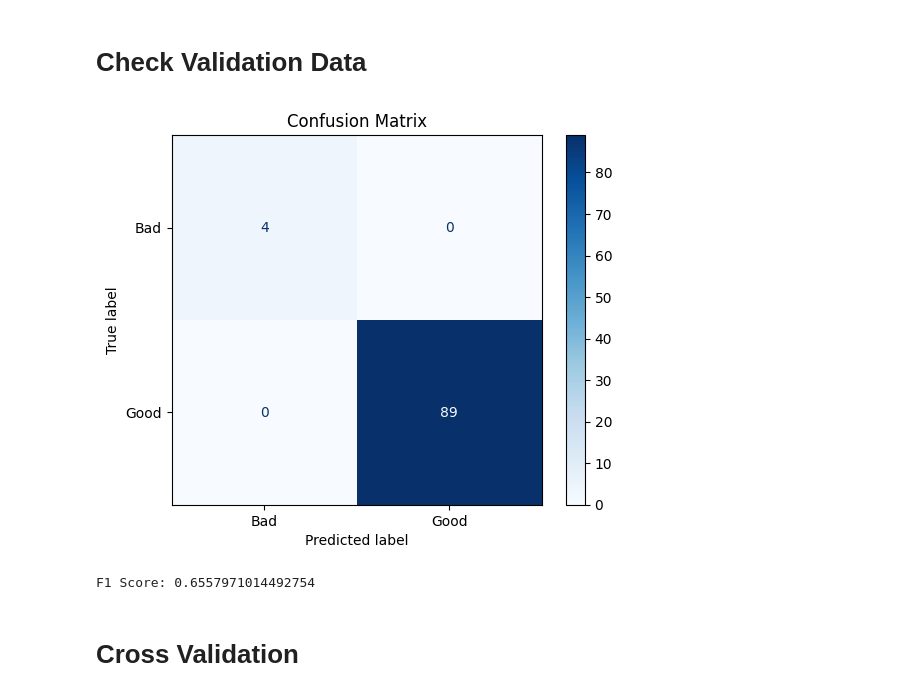
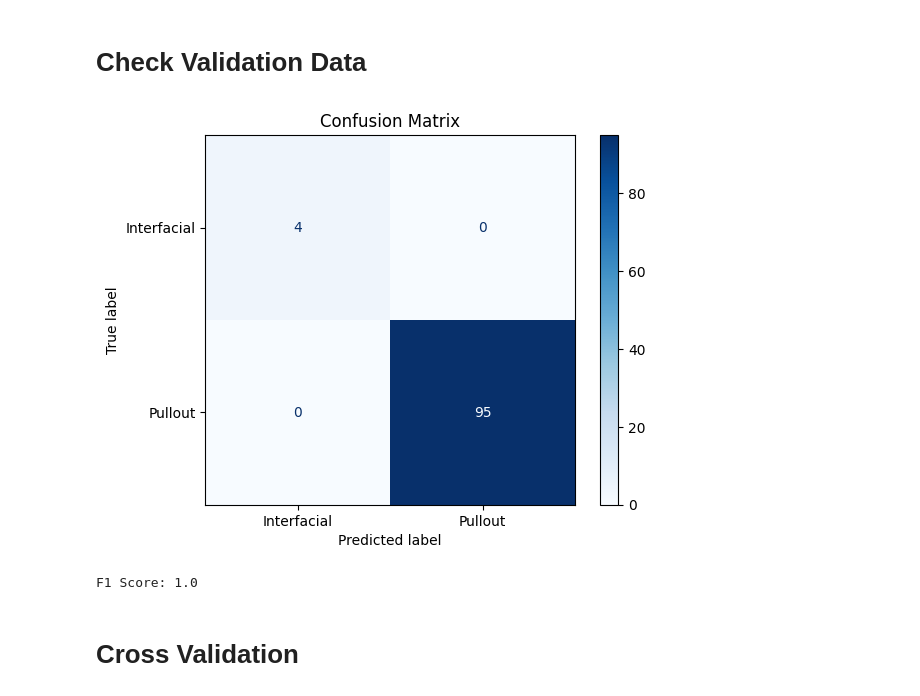
Before and after one commit to SamuelRusch/tabpfn-industrial-eval, a Jupyter notebook: 5_Approach_1__Classificator_Feature_Engineering.ipynb, the cells around one changed output. Cells and saved outputs as stored; diff of their text form; code cells hidden in the pictures.

Commit message:
explode ergebnisse

```diff
--- a/5_Approach_1__Classificator_Feature_Engineering.ipynb
+++ b/5_Approach_1__Classificator_Feature_Engineering.ipynb
@@ -29,15 +30,27 @@ target_column = "Category"
 
 x_train, y_train = get_features_and_target(train_df, target_column)
 x_dev, y_dev = get_features_and_target(dev_df, target_column)
+mapping = {
+    "Explode": "Pullout",
+    "Good": "Pullout",
+    "Bad": "Interfacial"
+}
+
+def apply_mapping(arr):
+    return np.array([mapping[x] for x in arr])
+
+# Apply mapping to predictions
+y_train = apply_mapping(y_train)
+y_dev = apply_mapping(y_dev)
 
 x_train_scale = sc.fit_transform(X=x_train)
 x_dev_scale = sc.transform(x_dev)
 # %% [markdown]
 # Defining Model
 # %%
-#model = 'XGBoost'
+#model = 'XGBoostClassifier'
 #model = 'TabPFNClassifier'
-model = 'RandomForest'
+model = 'RandomForestClassifier'
 # %% [markdown]
 # Add Physical Columns Interfacial_Failure and Pullout_Failure
 # %%
@@ -78,10 +71,9 @@ x_train.head(50)
 # %% [markdown]
 # Fit Model
 # %%
-
-
 if model == 'TabPFNClassifier':
     # Target value
+
 
     classifier = TabPFNClassifier()
 
@@ -89,7 +81,7 @@ if model == 'TabPFNClassifier':
 
     predictions = classifier.predict(x_dev_scale)
 
-elif model == 'RandomForest':
+elif model == 'RandomForestClassifier':
     # Target value
 
     # Set the parameters for the Random Forest model
@@ -125,14 +117,14 @@ elif model == 'RandomForest':
 # %%
 # Plot classification
 plot_visualizer_classification(
     y_true=y_dev,
     y_pred=predictions,
-    class_labels=["Bad", "Good"],
+    class_labels=["Interfacial", "Pullout"],
     title=f"Confusion Matrix"
 )
 # %% [output]
-[figure, old version]
+[figure, new version]
-F1 Score: 0.6557971014492754
+F1 Score: 1.0
 # %% [markdown]
 # Cross Validation
 # %%
```
Also changed, not shown: parts of 3 cells of this notebook, 24 other files.
